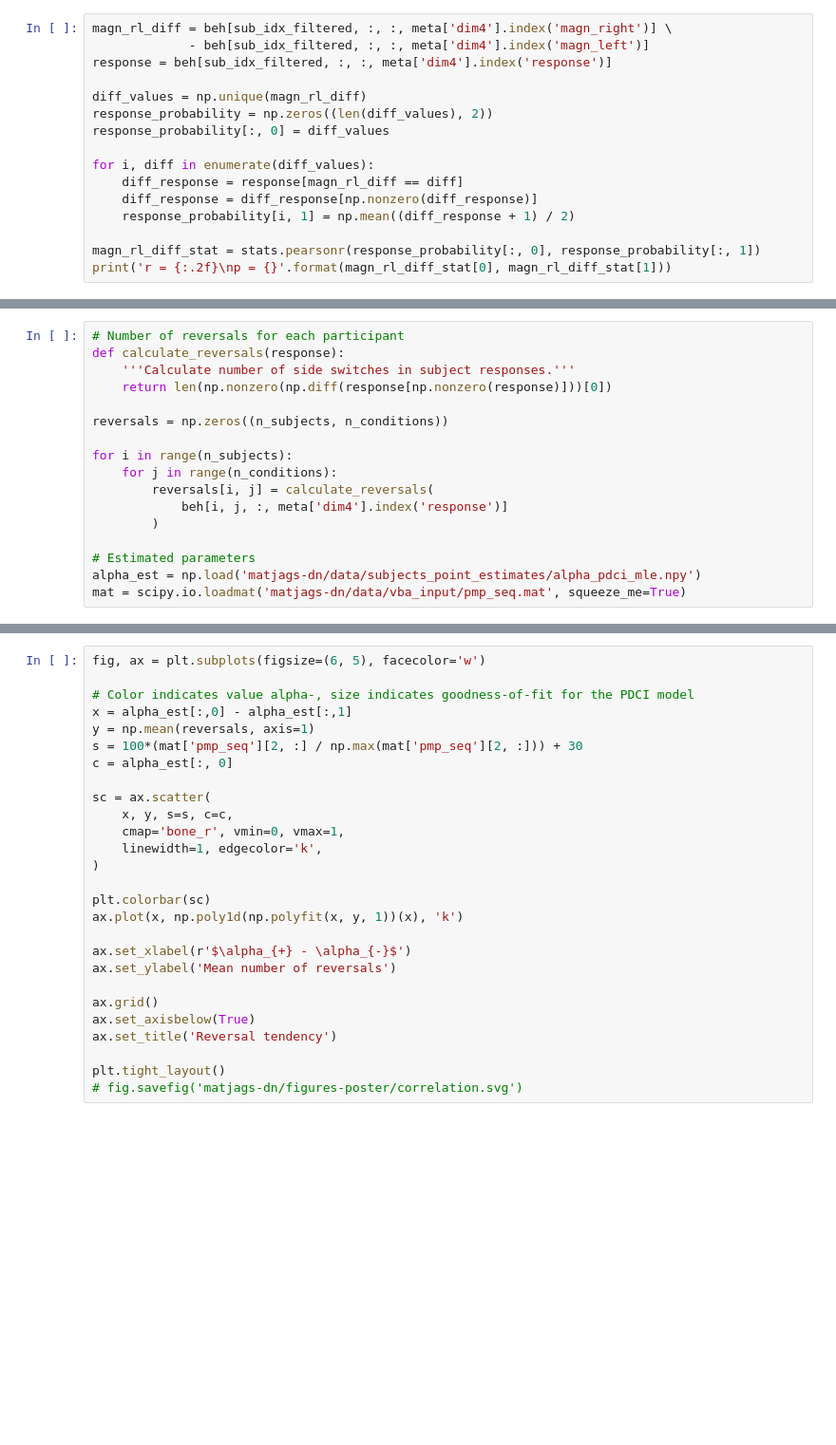
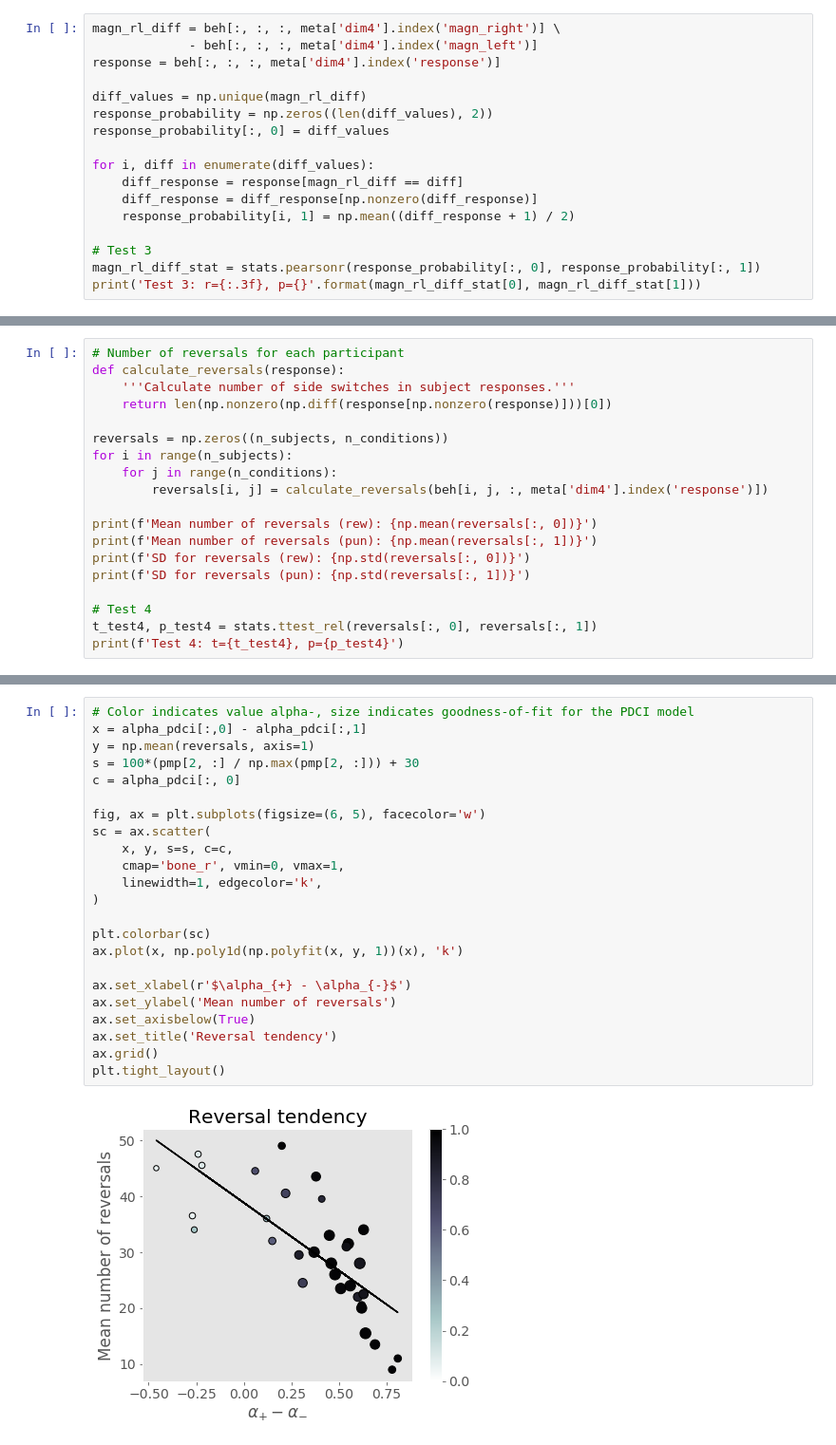
Before and after one commit to kbonna/decidenet, a Jupyter notebook: behavioral_analysis/dn_ba_04_behavioral_metrics.ipynb, the cells around one changed output, grey strips where cells are left out. Shown at 95% size. Saved outputs shown, nothing was run; the diff lists cells and outputs as text; blank space fills up the shorter version.

```diff
--- a/behavioral_analysis/dn_ba_04_behavioral_metrics.ipynb
+++ b/behavioral_analysis/dn_ba_04_behavioral_metrics.ipynb
@@ -79,7 +81,7 @@ In `response_probability` first column corresponds to all unique values of the d
 # %%
-magn_rl_diff = beh[sub_idx_filtered, :, :, meta['dim4'].index('magn_right')] \
-             - beh[sub_idx_filtered, :, :, meta['dim4'].index('magn_left')]
-response = beh[sub_idx_filtered, :, :, meta['dim4'].index('response')]
+magn_rl_diff = beh[:, :, :, meta['dim4'].index('magn_right')] \
+             - beh[:, :, :, meta['dim4'].index('magn_left')]
+response = beh[:, :, :, meta['dim4'].index('response')]
 
 diff_values = np.unique(magn_rl_diff)
 response_probability = np.zeros((len(diff_values), 2))
@@ -90,5 +92,6 @@ for i, diff in enumerate(diff_values):
     diff_response = diff_response[np.nonzero(diff_response)]
     response_probability[i, 1] = np.mean((diff_response + 1) / 2)
 
+# Test 3
 magn_rl_diff_stat = stats.pearsonr(response_probability[:, 0], response_probability[:, 1])
-print('r = {:.2f}\np = {}'.format(magn_rl_diff_stat[0], magn_rl_diff_stat[1]))
+print('Test 3: r={:.3f}, p={}'.format(magn_rl_diff_stat[0], magn_rl_diff_stat[1]))
@@ -116,13 +131,15 @@ def calculate_reversals(response):
     return len(np.nonzero(np.diff(response[np.nonzero(response)]))[0])
 
 reversals = np.zeros((n_subjects, n_conditions))
-
 for i in range(n_subjects):
     for j in range(n_conditions):
-        reversals[i, j] = calculate_reversals(
-            beh[i, j, :, meta['dim4'].index('response')]
-        )
+        reversals[i, j] = calculate_reversals(beh[i, j, :, meta['dim4'].index('response')])
 
-# Estimated parameters
-alpha_est = np.load('matjags-dn/data/subjects_point_estimates/alpha_pdci_mle.npy')
-mat = scipy.io.loadmat('matjags-dn/data/vba_input/pmp_seq.mat', squeeze_me=True)
+print(f'Mean number of reversals (rew): {np.mean(reversals[:, 0])}')
+print(f'Mean number of reversals (pun): {np.mean(reversals[:, 1])}')
+print(f'SD for reversals (rew): {np.std(reversals[:, 0])}')
+print(f'SD for reversals (pun): {np.std(reversals[:, 1])}')
+
+# Test 4
+t_test4, p_test4 = stats.ttest_rel(reversals[:, 0], reversals[:, 1])
+print(f'Test 4: t={t_test4}, p={p_test4}')
@@ -132,27 +152,25 @@ scipy.stats.pearsonr(x, y)
 # %%
+# Color indicates value alpha-, size indicates goodness-of-fit for the PDCI model
+x = alpha_pdci[:,0] - alpha_pdci[:,1]
+y = np.mean(reversals, axis=1)
+s = 100*(pmp[2, :] / np.max(pmp[2, :])) + 30
+c = alpha_pdci[:, 0]
+
 fig, ax = plt.subplots(figsize=(6, 5), facecolor='w')
-
-# Color indicates value alpha-, size indicates goodness-of-fit for the PDCI model
-x = alpha_est[:,0] - alpha_est[:,1]
-y = np.mean(reversals, axis=1)
-s = 100*(mat['pmp_seq'][2, :] / np.max(mat['pmp_seq'][2, :])) + 30
-c = alpha_est[:, 0]
-
 sc = ax.scatter(
     x, y, s=s, c=c,
     cmap='bone_r', vmin=0, vmax=1,
     linewidth=1, edgecolor='k',
 )
 
 plt.colorbar(sc)
 ax.plot(x, np.poly1d(np.polyfit(x, y, 1))(x), 'k')
 
 ax.set_xlabel(r'$\alpha_{+} - \alpha_{-}$')
 ax.set_ylabel('Mean number of reversals')
-
-ax.grid()
 ax.set_axisbelow(True)
 ax.set_title('Reversal tendency')
-
+ax.grid()
 plt.tight_layout()
-# fig.savefig('matjags-dn/figures-poster/correlation.svg')
+# %% [output]
+[figure, added]
```
Also changed, not shown: parts of 17 cells of this notebook, 3 other files.
